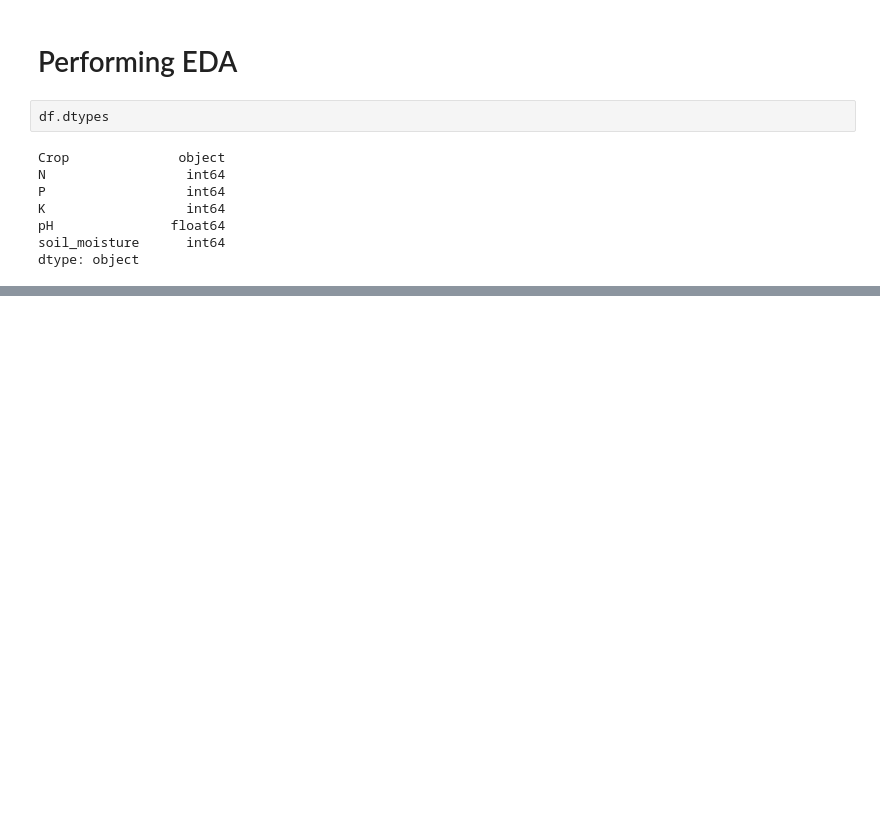
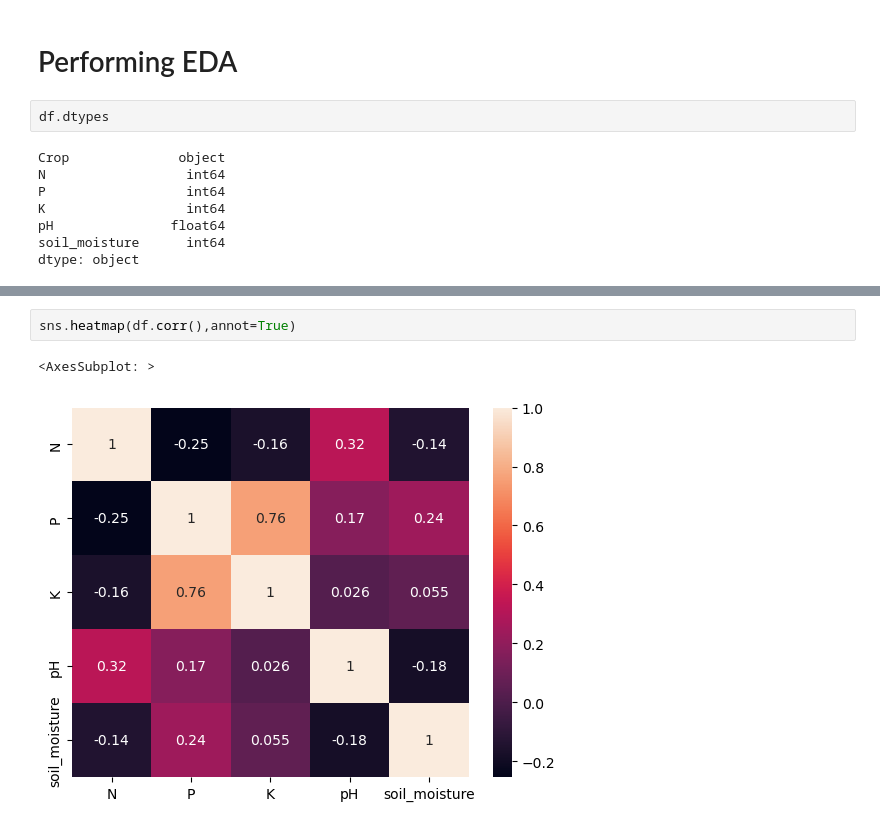
Before and after one commit to BibekRai44/Fertilizer-Recommendation, a Jupyter notebook: fertilizer recommendation.ipynb, the cells around one changed output, grey strips where cells are left out. Cells and saved outputs as stored; diff of their text form; blank space fills up the shorter version.

```diff
--- a/fertilizer recommendation.ipynb
+++ b/fertilizer recommendation.ipynb
@@ -59,0 +156,5 @@ dtype: object
+# %%
+sns.heatmap(df.corr(),annot=True)
+# %% [output]
+<AxesSubplot: >
+[figure, added]
```
Also changed, not shown: parts of 17 cells of this notebook, 2 other files.
